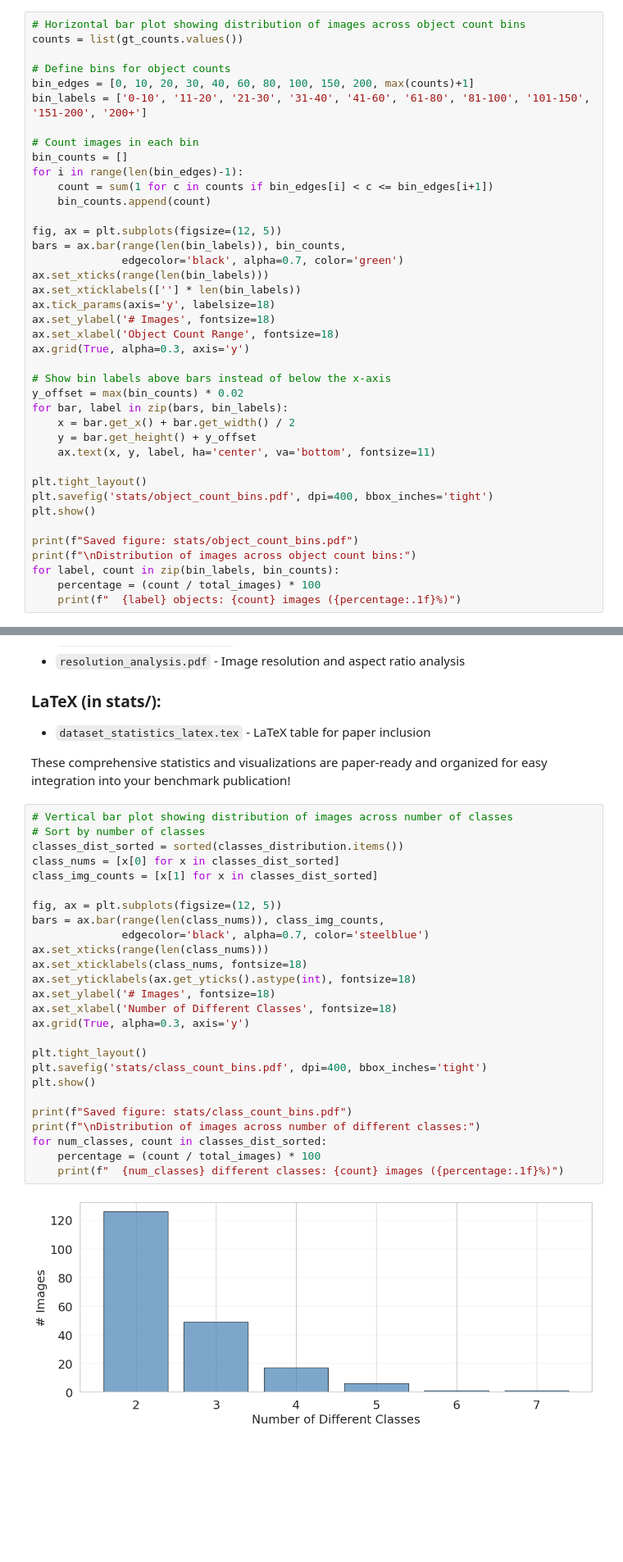
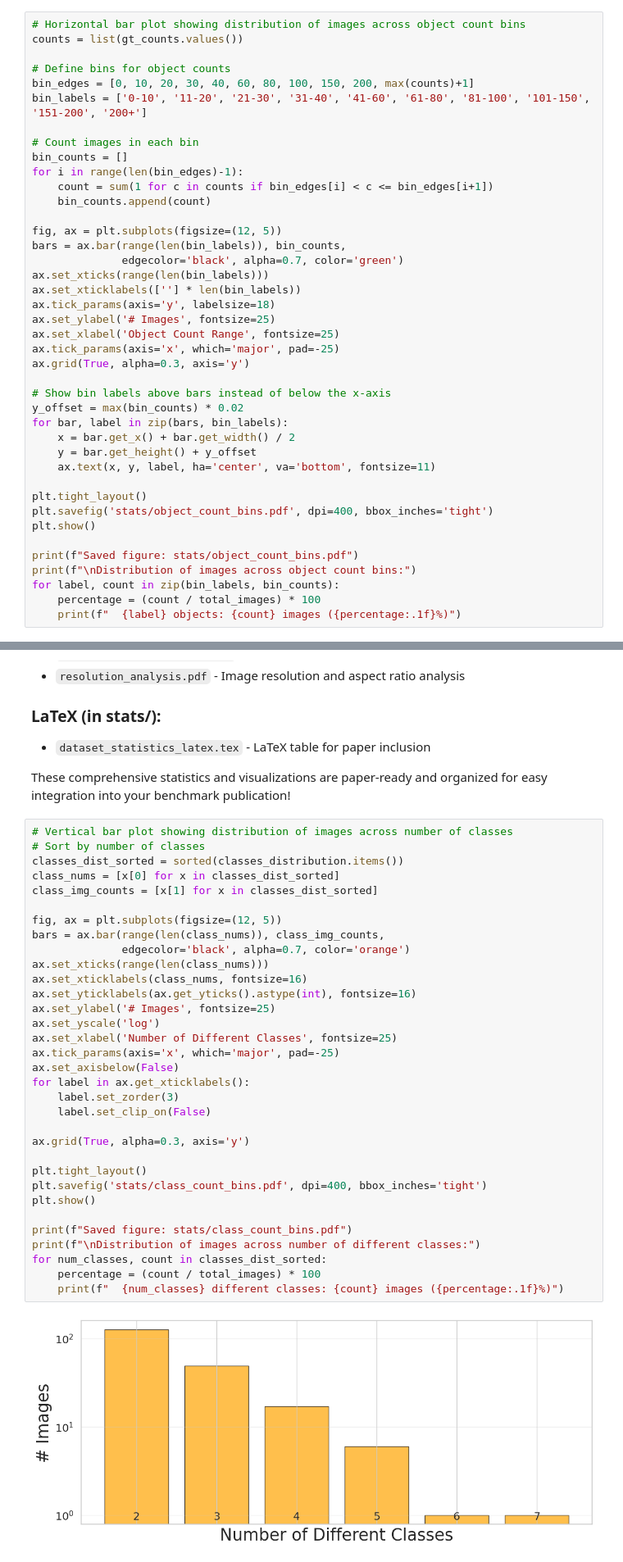
Before and after one commit to ciampluca/PrACo, a Jupyter notebook: data/multiclass-dataset/stats.ipynb, the cells around one changed output, grey strips where cells are left out. Shown at 82% size. Drawn from its saved outputs; the diff is of its cells as text; blank space fills up the shorter version.

Commit message:
minor changes, metrics computation checks and image dataset exporter impl

```diff
--- a/data/multiclass-dataset/stats.ipynb
+++ b/data/multiclass-dataset/stats.ipynb
@@ -1012,8 +1012,9 @@ bars = ax.bar(range(len(bin_labels)), bin_counts,
 ax.set_xticks(range(len(bin_labels)))
 ax.set_xticklabels([''] * len(bin_labels))
 ax.tick_params(axis='y', labelsize=18)
-ax.set_ylabel('# Images', fontsize=18)
-ax.set_xlabel('Object Count Range', fontsize=18)
+ax.set_ylabel('# Images', fontsize=25)
+ax.set_xlabel('Object Count Range', fontsize=25)
+ax.tick_params(axis='x', which='major', pad=-25)
 ax.grid(True, alpha=0.3, axis='y')
 
 # Show bin labels above bars instead of below the x-axis
@@ -1109,31 +1110,38 @@ These comprehensive statistics and visualizations are paper-ready and organized
 # %%
 # Vertical bar plot showing distribution of images across number of classes
 # Sort by number of classes
 classes_dist_sorted = sorted(classes_distribution.items())
 class_nums = [x[0] for x in classes_dist_sorted]
 class_img_counts = [x[1] for x in classes_dist_sorted]
 
 fig, ax = plt.subplots(figsize=(12, 5))
 bars = ax.bar(range(len(class_nums)), class_img_counts,
-              edgecolor='black', alpha=0.7, color='steelblue')
+              edgecolor='black', alpha=0.7, color='orange')
 ax.set_xticks(range(len(class_nums)))
-ax.set_xticklabels(class_nums, fontsize=18)
-ax.set_yticklabels(ax.get_yticks().astype(int), fontsize=18)
-ax.set_ylabel('# Images', fontsize=18)
-ax.set_xlabel('Number of Different Classes', fontsize=18)
+ax.set_xticklabels(class_nums, fontsize=16)
+ax.set_yticklabels(ax.get_yticks().astype(int), fontsize=16)
+ax.set_ylabel('# Images', fontsize=25)
+ax.set_yscale('log')
+ax.set_xlabel('Number of Different Classes', fontsize=25)
+ax.tick_params(axis='x', which='major', pad=-25)
+ax.set_axisbelow(False)
+for label in ax.get_xticklabels():
+    label.set_zorder(3)
+    label.set_clip_on(False)
+
 ax.grid(True, alpha=0.3, axis='y')
 
 plt.tight_layout()
 plt.savefig('stats/class_count_bins.pdf', dpi=400, bbox_inches='tight')
 plt.show()
 
 print(f"Saved figure: stats/class_count_bins.pdf")
 print(f"\nDistribution of images across number of different classes:")
 for num_classes, count in classes_dist_sorted:
     percentage = (count / total_images) * 100
     print(f"  {num_classes} different classes: {count} images ({percentage:.1f}%)")
 # %% [output]
-[figure, old version]
+[figure, new version]
 Saved figure: stats/class_count_bins.pdf
 
 Distribution of images across number of different classes:
```
Also changed, not shown: parts of 3 cells of this notebook, 4 other files.
